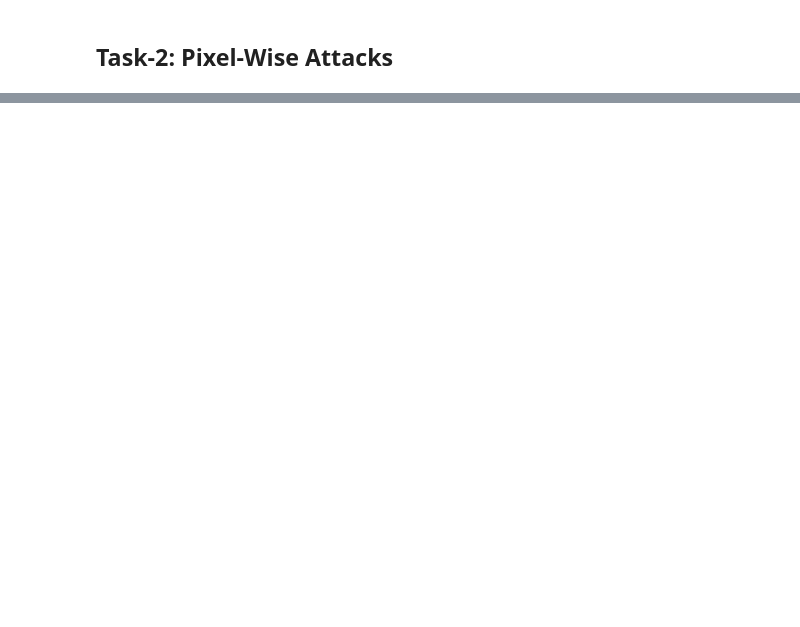
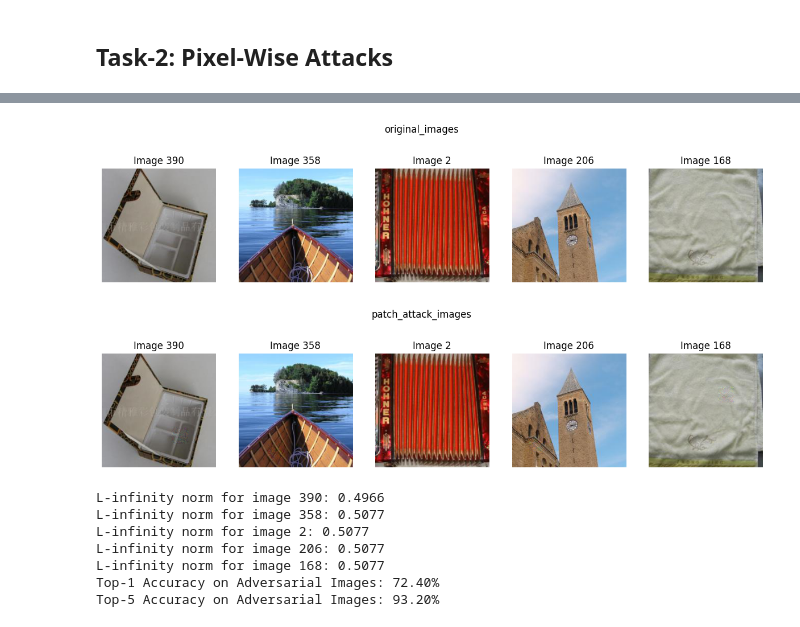
Before and after one commit to HarshaMupparaju/jail-breaking-deep-models, a Jupyter notebook: notebook.ipynb, the cells around one changed output, grey strips where cells are left out. Cells and saved outputs as stored; diff of their text form; code cells hidden in the pictures; blank space fills up the shorter version.

```diff
--- a/notebook.ipynb
+++ b/notebook.ipynb
@@ -462,0 +336,33 @@ Top-5 Accuracy on Adversarial Images: 54.40%
+# %%
+epsilon = 0.5
+patch_size = 32
+
+patch_attack_image_path = root_path / "AdversarialTestSet3"
+patch_attack_image_path.mkdir(parents=True, exist_ok=True)
+
+patch_attack(pretrained_model, dataloader, epsilon, patch_size, patch_attack_image_path, iterations=10)
+
+patch_attack_images_filepath = sorted_images(patch_attack_image_path, ".PNG")
+
+# Visualize original images
+visualize_images(dataset_images_filepath, 'original_images', random_indices)
+# Visualize adversarial images
+visualize_images(patch_attack_images_filepath, 'patch_attack_images', random_indices)
+
+# Check L-infinity norm for random images
+check_l_inf_norm(dataset_images_filepath, patch_attack_images_filepath, random_indices)
+
+# Get top-1 and top-5 accuracy for patch attack
+top1_accuracy_patch, top5_accuracy_patch = get_top1_top5_accuracy(pretrained_model, patch_attack_image_path, plain_transforms, device)
+print(f"Top-1 Accuracy on Adversarial Images: {top1_accuracy_patch * 100:.2f}%")
+print(f"Top-5 Accuracy on Adversarial Images: {top5_accuracy_patch * 100:.2f}%")
+# %% [output]
+[figure, added]
+[figure, added]
+L-infinity norm for image 390: 0.4966
+L-infinity norm for image 358: 0.5077
+L-infinity norm for image 2: 0.5077
+L-infinity norm for image 206: 0.5077
+L-infinity norm for image 168: 0.5077
+Top-1 Accuracy on Adversarial Images: 72.40%
+Top-5 Accuracy on Adversarial Images: 93.20%
```
Also changed, not shown: parts of 18 cells of this notebook.
